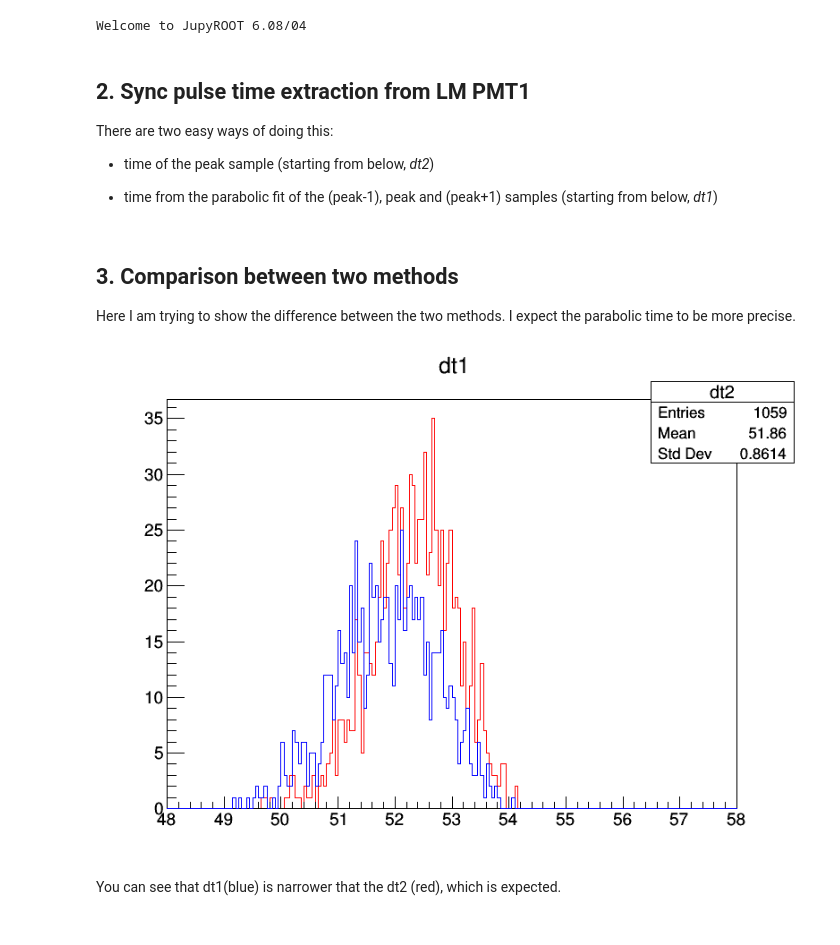
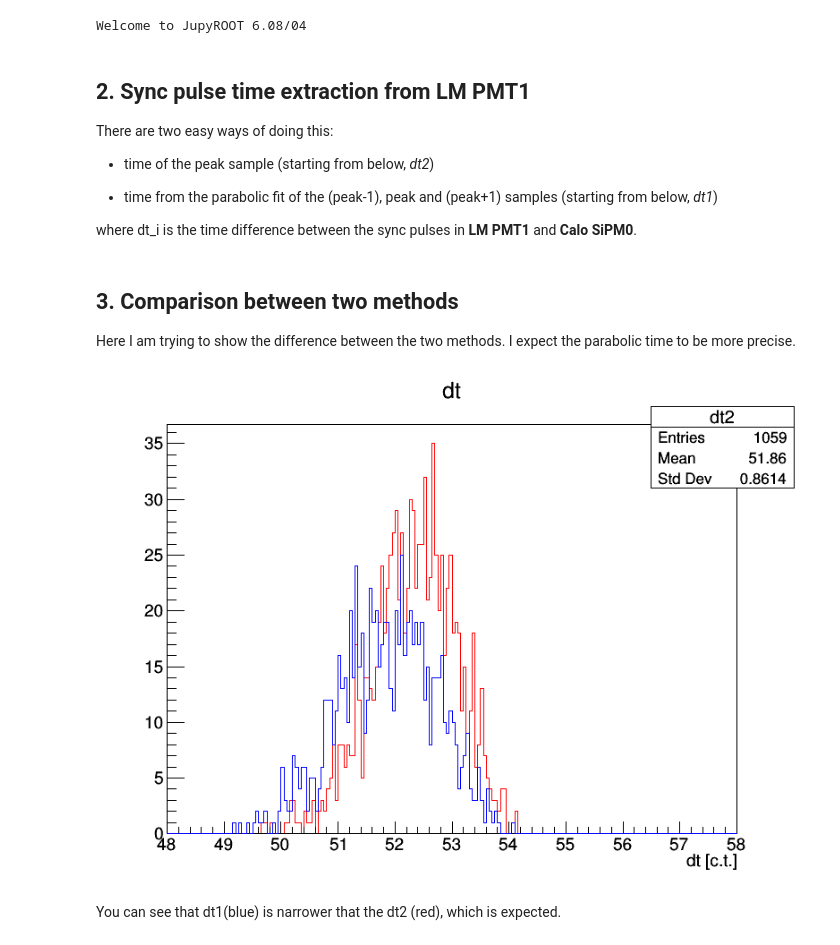
Before and after one commit to kimsiang/SLAC2016, a Jupyter notebook: WalkTimeAnalysis/WalkTime.ipynb, the cells around one changed output. Cells and saved outputs as stored; diff of their text form; code cells hidden in the pictures.

```diff
--- a/WalkTimeAnalysis/WalkTime.ipynb
+++ b/WalkTimeAnalysis/WalkTime.ipynb
@@ -23,6 +23,8 @@ There are two easy ways of doing this:
 * time of the peak sample (starting from below, *_dt2_*)
 
 * time from the parabolic fit of the (peak-1), peak and (peak+1) samples (starting from below, *_dt1_*)
+
+where dt_i is the time difference between the sync pulses in __LM PMT1__ and __Calo SiPM0__.
 # %%
 fw1_dt1 = file1.Get("timeWalkAnalyzer/dt1")
 fw2_dt1 = file2.Get("timeWalkAnalyzer/dt1")
@@ -45,13 +47,15 @@ Here I am trying to show the difference between the two methods. I expect the pa
 # %%
 %jsroot off
 c1 = ROOT.TCanvas("c1","c1",800,600)
 fw1_dt1.SetLineColor(2)
 fw1_dt2.SetLineColor(4)
+fw1_dt1.SetTitle("dt")
+fw1_dt1.GetXaxis().SetTitle("dt [c.t.]")
 fw1_dt1.Draw()
 fw1_dt2.Draw("sames")
 c1.Draw()
 # %% [output]
-[figure, old version]
+[figure, new version]
 # %% [markdown]
 You can see that dt1(blue) is narrower that the dt2 (red), which is expected.
 # %% [markdown]
```
Also changed, not shown: parts of 3 cells of this notebook.
